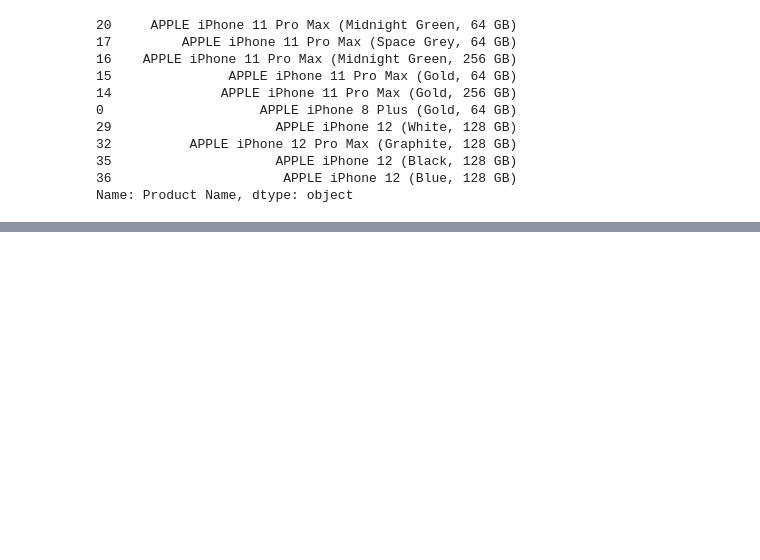
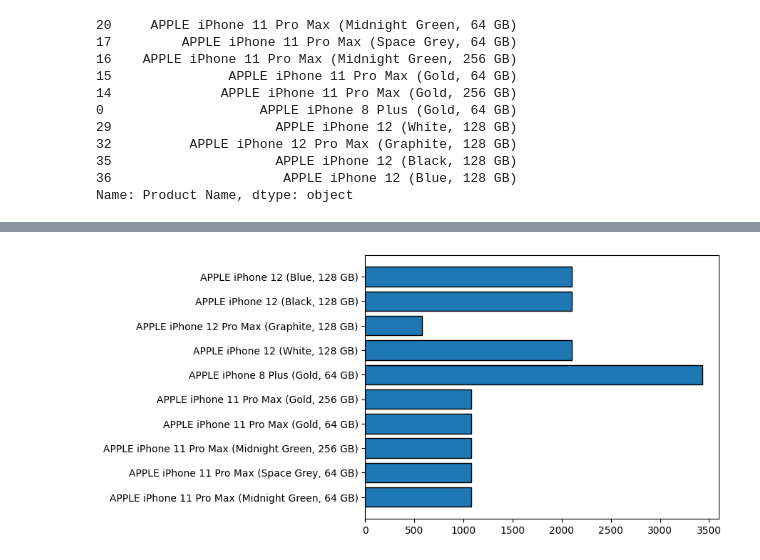
Before and after one commit to prince1813/projects, a Jupyter notebook: iphone_sales_analysis.ipynb, the cells around one changed output, grey strips where cells are left out. Drawn from its saved outputs; the diff is of its cells as text; code cells hidden in the pictures; blank space fills up the shorter version.

```diff
--- a/iphone_sales_analysis.ipynb
+++ b/iphone_sales_analysis.ipynb
@@ -82,0 +87,4 @@ Name: Product Name, dtype: object
+# %%
+a = df.sort_values(by="Star Rating",ascending=False)
+toptenrated=a.head(10)
+toptenrated
@@ -82,0 +103,3 @@ Name: Product Name, dtype: object
+# %%
+x = toptenrated[('Product Name')]
+x
@@ -83,3 +118,10 @@ Name: Product Name, dtype: object
+# %%
+y = toptenrated['Number Of Ratings'].values
+# %%
+plt.barh(x,y,edgecolor='k',label="y")
+plt.show()
+# %% [output]
+[figure, added]
 # %%
 #now we will show these iphones on Bar Graph in respect of Number Of Ratings given to them
 # %%
```
Also changed, not shown: parts of 9 cells of this notebook, 4 other files.
